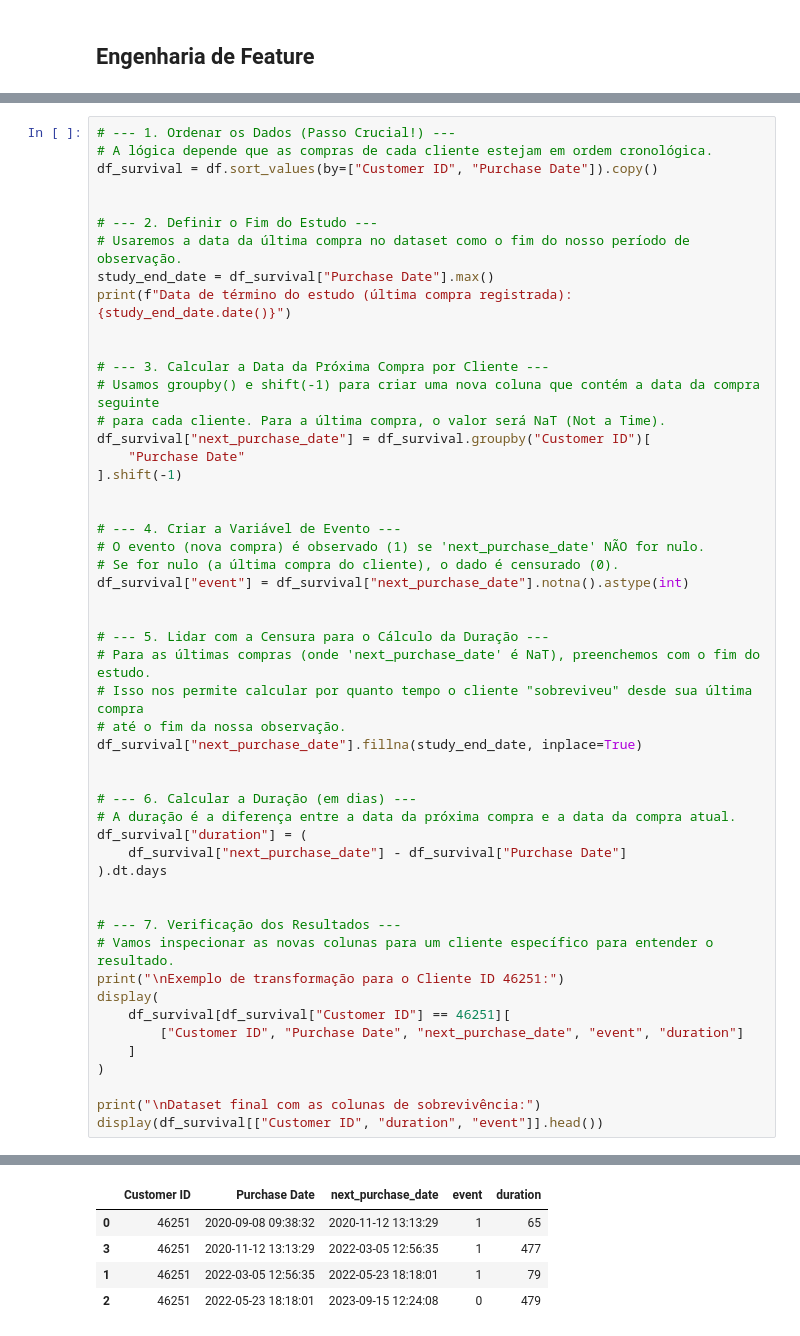
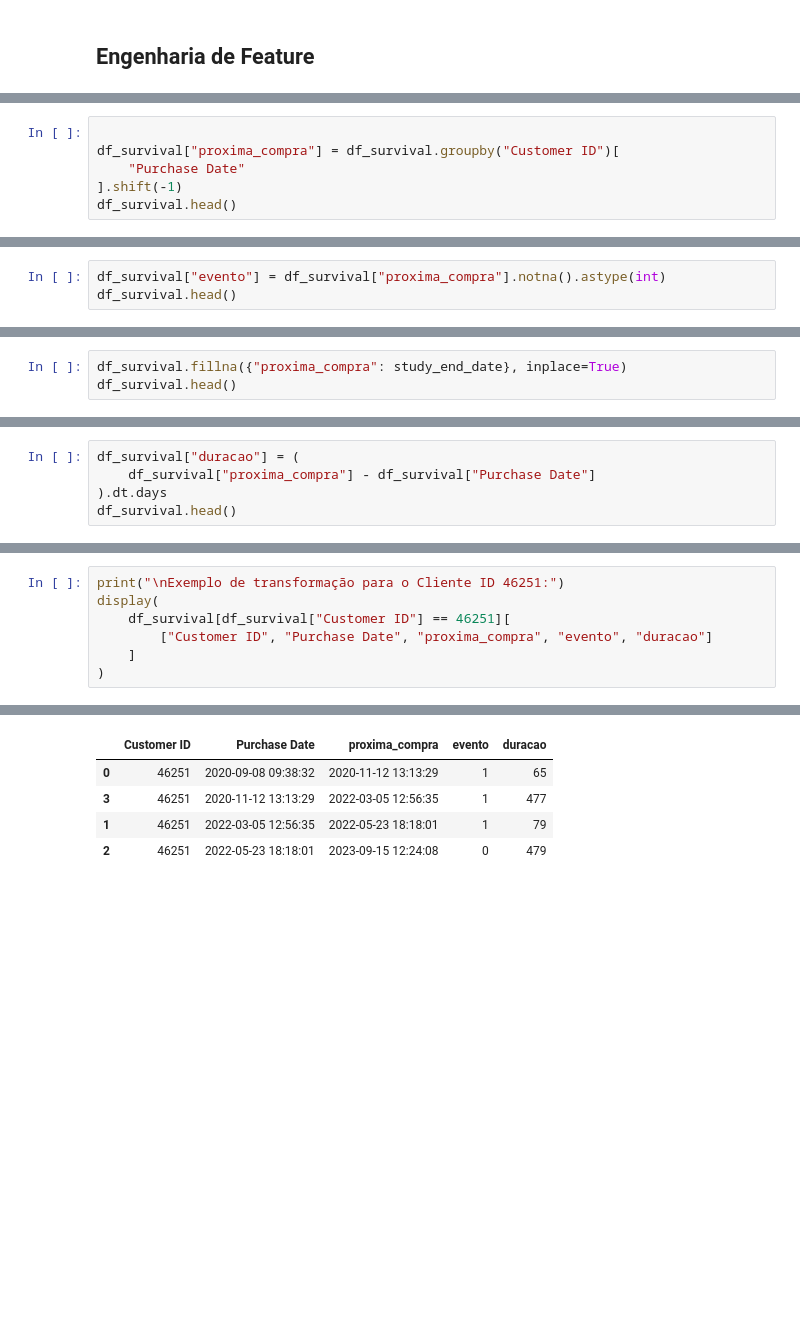
Before and after one commit to joaomts/ufu-est-aplicada, a Jupyter notebook: modelos_de_sobrevivencia.ipynb, the cells around one changed output, grey strips where cells are left out. Saved outputs shown, nothing was run; the diff lists cells and outputs as text; blank space fills up the shorter version.

```diff
--- a/modelos_de_sobrevivencia.ipynb
+++ b/modelos_de_sobrevivencia.ipynb
@@ -420,0 +466,6 @@ Portanto, a AED cumpre seu objetivo ao direcionar o foco da investigação para
+# %%
+
+df_survival["proxima_compra"] = df_survival.groupby("Customer ID")[
+    "Purchase Date"
+].shift(-1)
+df_survival.head()
@@ -420,0 +485,3 @@ Portanto, a AED cumpre seu objetivo ao direcionar o foco da investigação para
+# %%
+df_survival["evento"] = df_survival["proxima_compra"].notna().astype(int)
+df_survival.head()
@@ -420,0 +501,3 @@ Portanto, a AED cumpre seu objetivo ao direcionar o foco da investigação para
+# %%
+df_survival.fillna({"proxima_compra": study_end_date}, inplace=True)
+df_survival.head()
@@ -420,0 +515,5 @@ Portanto, a AED cumpre seu objetivo ao direcionar o foco da investigação para
+# %%
+df_survival["duracao"] = (
+    df_survival["proxima_compra"] - df_survival["Purchase Date"]
+).dt.days
+df_survival.head()
@@ -421,52 +531,8 @@ Portanto, a AED cumpre seu objetivo ao direcionar o foco da investigação para
 # %%
-# --- 1. Ordenar os Dados (Passo Crucial!) ---
-# A lógica depende que as compras de cada cliente estejam em ordem cronológica.
-df_survival = df.sort_values(by=["Customer ID", "Purchase Date"]).copy()
-
-
-# --- 2. Definir o Fim do Estudo ---
-# Usaremos a data da última compra no dataset como o fim do nosso período de observação.
-study_end_date = df_survival["Purchase Date"].max()
-print(f"Data de término do estudo (última compra registrada): {study_end_date.date()}")
-
-
-# --- 3. Calcular a Data da Próxima Compra por Cliente ---
-# Usamos groupby() e shift(-1) para criar uma nova coluna que contém a data da compra seguinte
-# para cada cliente. Para a última compra, o valor será NaT (Not a Time).
-df_survival["next_purchase_date"] = df_survival.groupby("Customer ID")[
-    "Purchase Date"
-].shift(-1)
-
-
-# --- 4. Criar a Variável de Evento ---
-# O evento (nova compra) é observado (1) se 'next_purchase_date' NÃO for nulo.
-# Se for nulo (a última compra do cliente), o dado é censurado (0).
-df_survival["event"] = df_survival["next_purchase_date"].notna().astype(int)
-
-
-# --- 5. Lidar com a Censura para o Cálculo da Duração ---
-# Para as últimas compras (onde 'next_purchase_date' é NaT), preenchemos com o fim do estudo.
-# Isso nos permite calcular por quanto tempo o cliente "sobreviveu" desde sua última compra
-# até o fim da nossa observação.
-df_survival["next_purchase_date"].fillna(study_end_date, inplace=True)
-
-
-# --- 6. Calcular a Duração (em dias) ---
-# A duração é a diferença entre a data da próxima compra e a data da compra atual.
-df_survival["duration"] = (
-    df_survival["next_purchase_date"] - df_survival["Purchase Date"]
-).dt.days
-
-
-# --- 7. Verificação dos Resultados ---
-# Vamos inspecionar as novas colunas para um cliente específico para entender o resultado.
 print("\nExemplo de transformação para o Cliente ID 46251:")
 display(
     df_survival[df_survival["Customer ID"] == 46251][
-        ["Customer ID", "Purchase Date", "next_purchase_date", "event", "duration"]
+        ["Customer ID", "Purchase Date", "proxima_compra", "evento", "duracao"]
     ]
 )
-
-print("\nDataset final com as colunas de sobrevivência:")
-display(df_survival[["Customer ID", "duration", "event"]].head())
 # %% [output]
@@ -482,4 +540,4 @@ For example, when doing 'df[col].method(value, inplace=True)', try using 'df.met
-|  | Customer ID | Purchase Date | next_purchase_date | event | duration |
+|  | Customer ID | Purchase Date | proxima_compra | evento | duracao |
 | 0 | 46251 | 2020-09-08 09:38:32 | 2020-11-12 13:13:29 | 1 | 65 |
 | 3 | 46251 | 2020-11-12 13:13:29 | 2022-03-05 12:56:35 | 1 | 477 |
 | 1 | 46251 | 2022-03-05 12:56:35 | 2022-05-23 18:18:01 | 1 | 79 |
```
Also changed, not shown: parts of 23 cells of this notebook, 2 other files.
